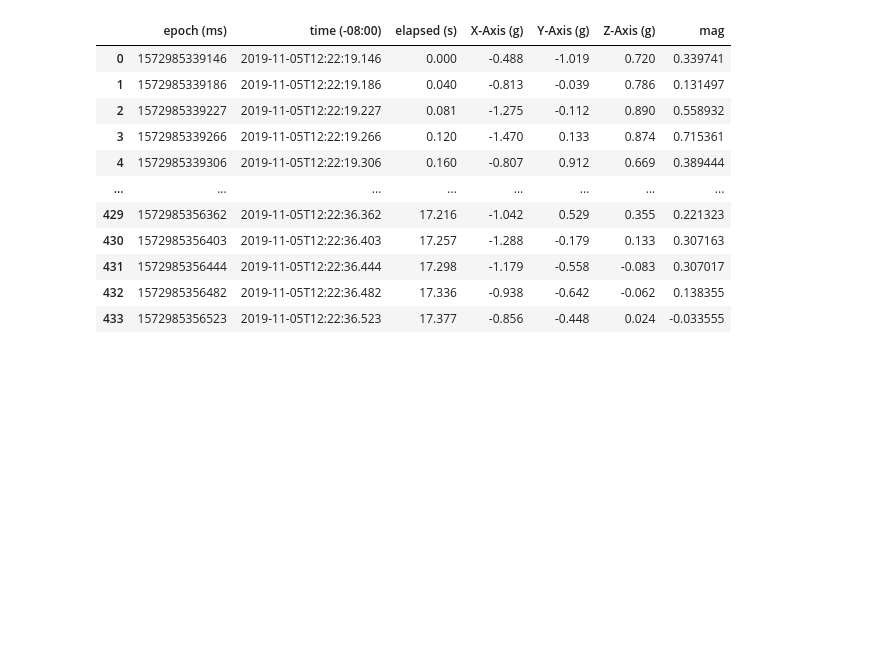
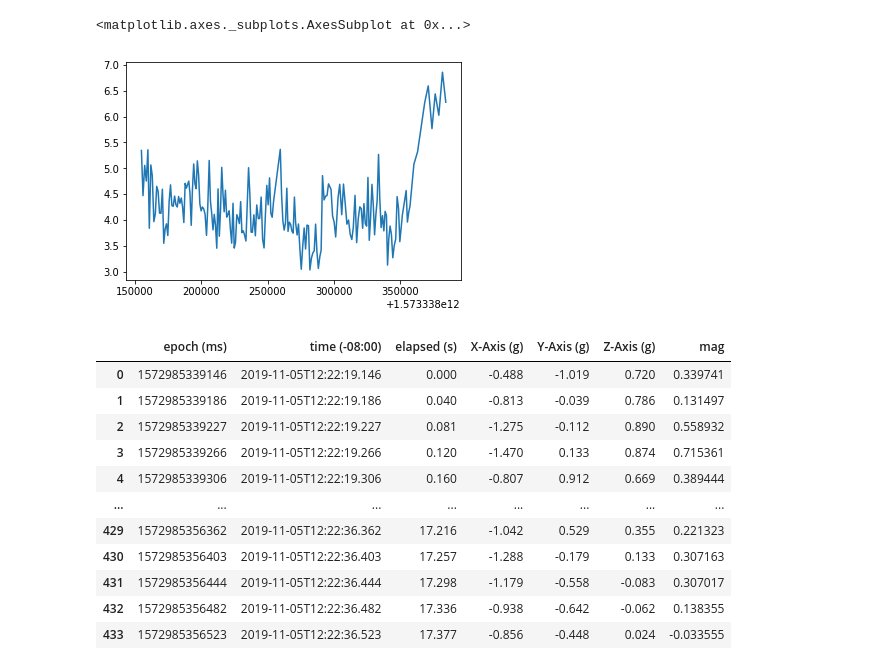
Before and after one commit to mdhwang/sensor_test, a Jupyter notebook: test.ipynb, the cells around one changed output. Saved outputs shown, nothing was run; the diff lists cells and outputs as text; code cells hidden in the pictures; blank space fills up the shorter version.

```diff
--- a/test.ipynb
+++ b/test.ipynb
@@ -77,3 +85,8 @@ a.head()
+# %%
+sb.lineplot(peak_times,peak_values)
+# %% [output]
+<matplotlib.axes._subplots.AxesSubplot at 0x...>
+[figure, added]
 # %%
 accel['mag'] = np.sqrt(accel['X-Axis (g)']*accel['X-Axis (g)'] + accel['Y-Axis (g)']*accel['Y-Axis (g)'] + accel['Z-Axis (g)']*accel['Z-Axis (g)']) - 1
 # %%
```
Also changed, not shown: parts of 6 cells of this notebook, 6 other files.
